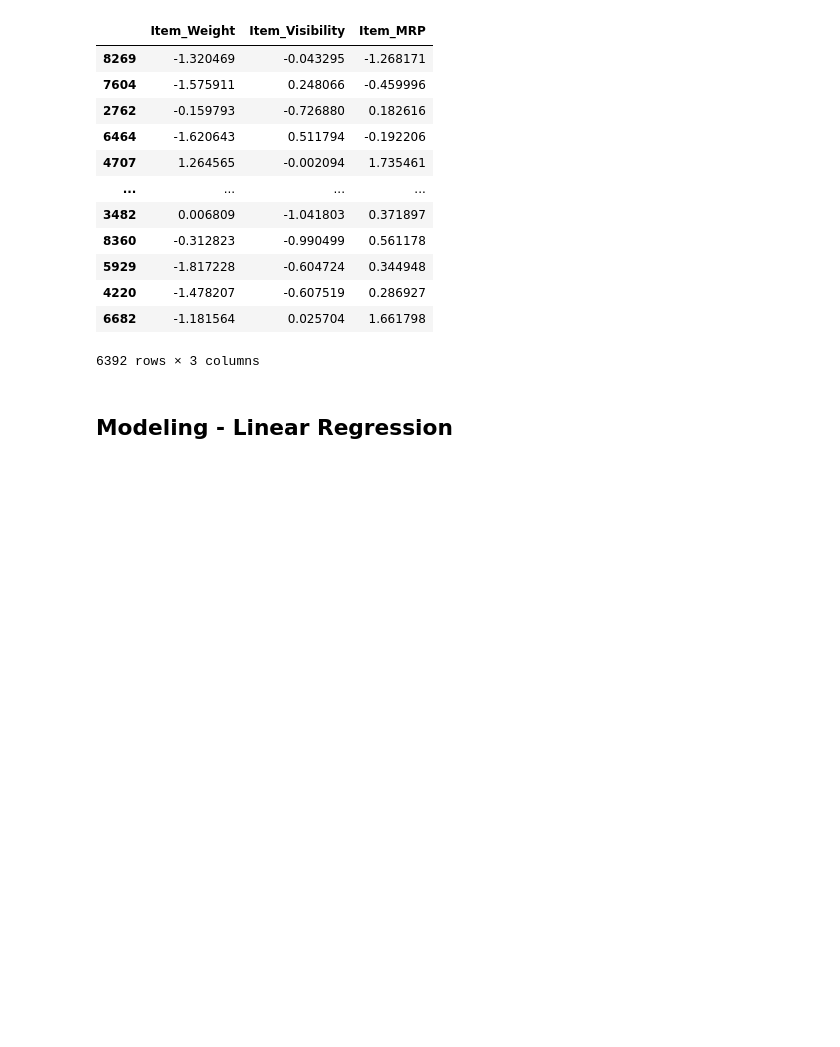
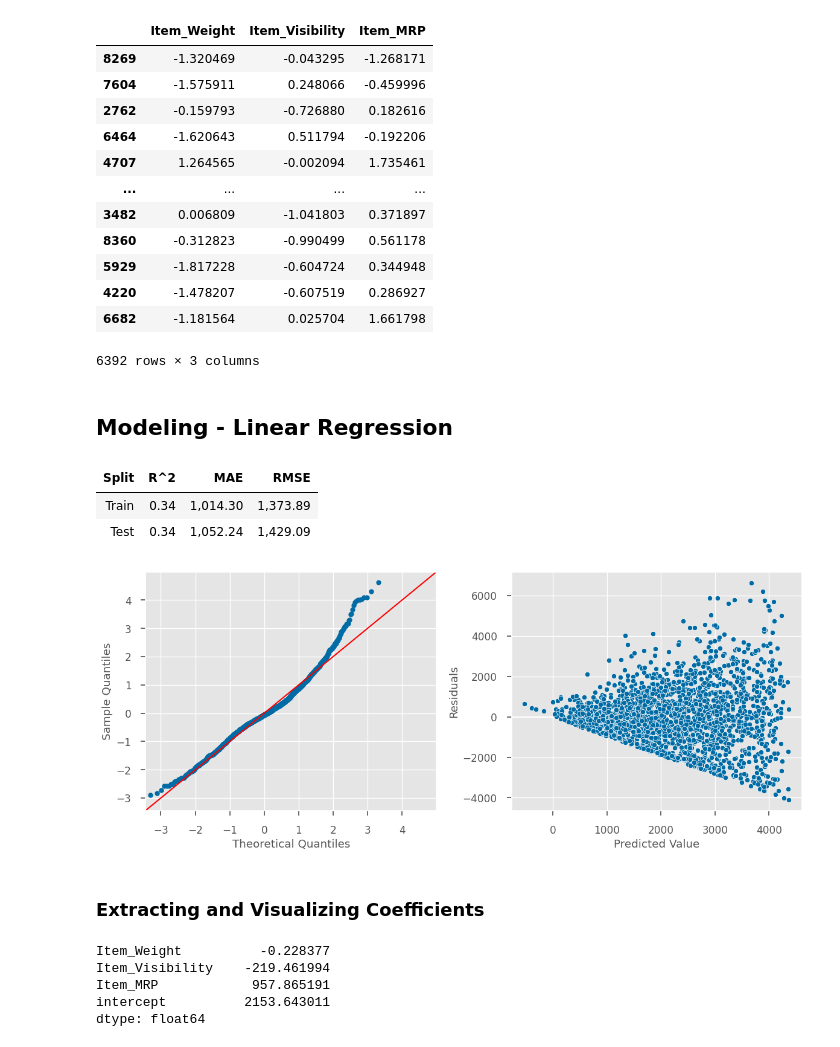
Before and after one commit to pylabview/sales-predicctions, a Jupyter notebook: Project_1_Revisited.ipynb, the cells around one changed output. Saved outputs shown, nothing was run; the diff lists cells and outputs as text; code cells hidden in the pictures; blank space fills up the shorter version.

Commit message:
Project 1 Revisited: Importances and Coefficients

```diff
--- a/Project_1_Revisited.ipynb
+++ b/Project_1_Revisited.ipynb
@@ -302,3 +342,19 @@ def evaluate_regression(model, X_train,y_train, X_test, y_test,for_slides=True):
     else:
         print(f"Training Data:\tR^2 = {r2_train:,.2f}\tRMSE = {rmse_train:,.2f}\tMAE = {mae_train:,.2f}")
         print(f"Test Data:\tR^2 = {r2_test:,.2f}\tRMSE = {rmse_test:,.2f}\tMAE = {mae_test:,.2f}")
+# %%
+from sklearn.linear_model import LinearRegression
+lin_reg= LinearRegression()
+lin_reg.fit(X_train_df,y_train)
+evaluate_regression(lin_reg, X_train_df, y_train,
+                    X_test_df, y_test)
+# %% [output]
+| Split | R^2 | MAE | RMSE |
+| Train | 0.34 | 1,014.30 | 1,373.89 |
+| Test | 0.34 | 1,052.24 | 1,429.09 |
+# %%
+de.plot_residuals(lin_reg, X_test_df,y_test)
+# %% [output]
+[figure, added]
+# %% [markdown]
+### Extracting and Visualizing Coefficients
@@ -304,0 +366,9 @@ def evaluate_regression(model, X_train,y_train, X_test, y_test,for_slides=True):
+# %%
+coeffs = get_coefficients(lin_reg)
+coeffs
+# %% [output]
+Item_Weight          -0.228377
+Item_Visibility    -219.461994
+Item_MRP            957.865191
+intercept          2153.643011
+dtype: float64
```
Also changed, not shown: parts of 29 cells of this notebook, 12 other files.
